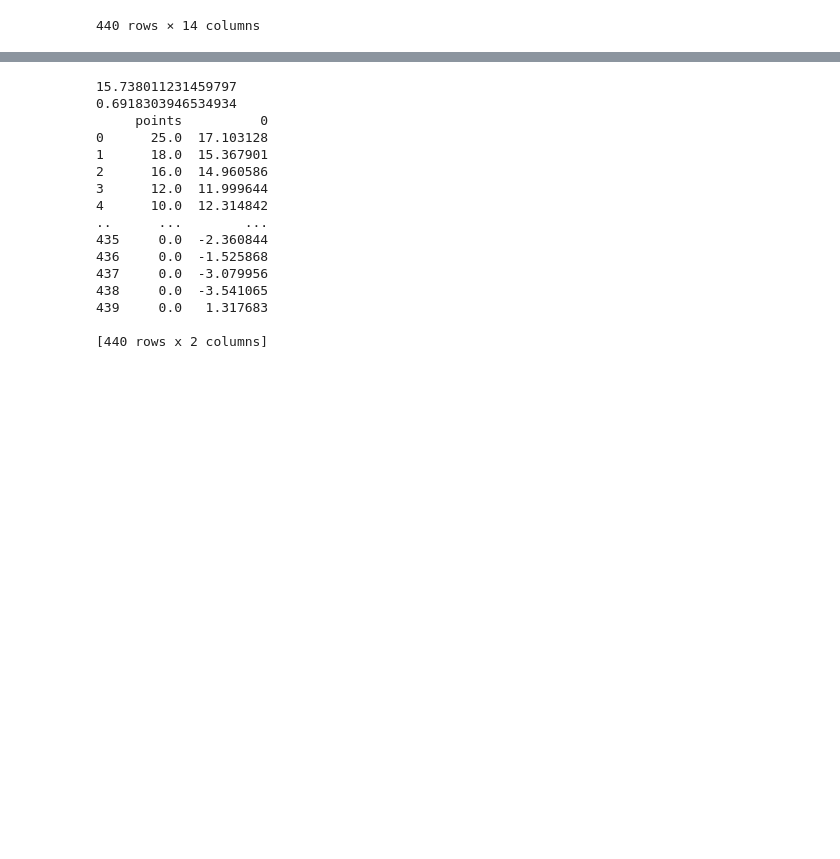
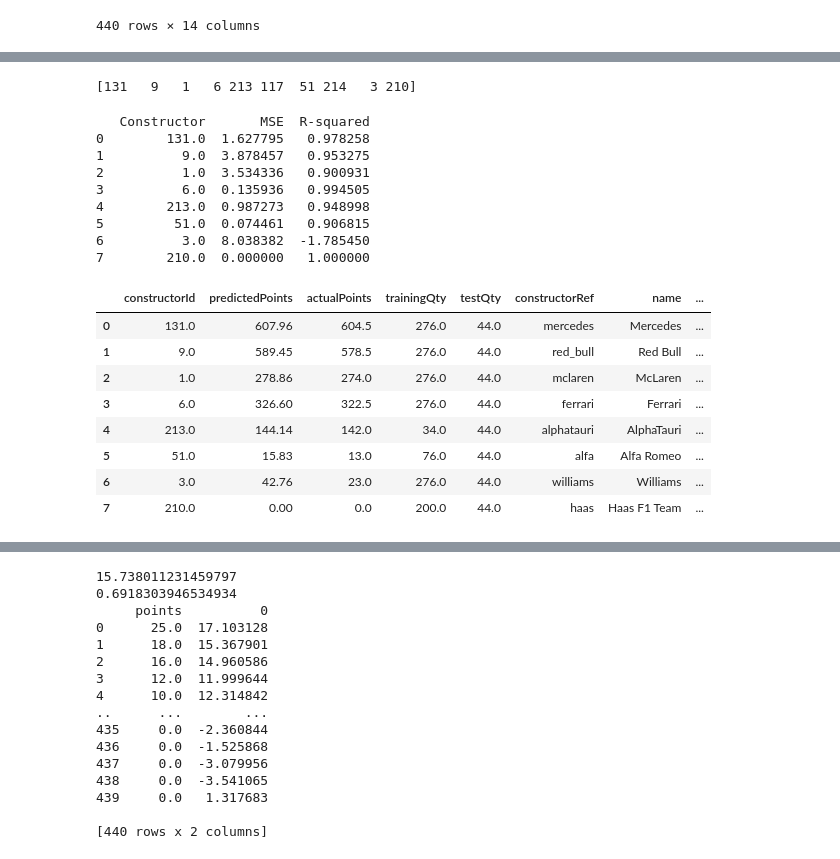
Before and after one commit to karloskarl/F1Analysis, a Jupyter notebook: largestupsetcar.ipynb, the cells around one changed output, grey strips where cells are left out. Cells and saved outputs as stored; diff of their text form; code cells hidden in the pictures; blank space fills up the shorter version.

```diff
--- a/largestupsetcar.ipynb
+++ b/largestupsetcar.ipynb
@@ -106,0 +132,56 @@ results_2021
+# %%
+results_2014_2020 = get_results_data(2014,2020)
+results_2021 = get_results_data(2021,2021)
+
+constructors_2021 = results_2021['constructorId'].unique()
+print(constructors_2021)
+# %% [output]
+[131   9   1   6 213 117  51 214   3 210]
+# %%
+from sklearn.ensemble import RandomForestRegressor
+from sklearn.metrics import mean_squared_error
+
+accuracy_constructors = pd.DataFrame({'Constructor':[],'MSE':[],'R-squared':[]})
+actual_predicted_points_constructors = pd.DataFrame({'constructorId':[], 'predictedPoints':[], 'actualPoints':[], 'trainingQty':[], 'testQty':[]})
+
+for constructor in constructors_2021:
+    constructor_results_2014_2020 = results_2014_2020.loc[results_2014_2020['constructorId'] == constructor].drop(columns=["raceId"])
+    constructor_results_2021 = results_2021.loc[results_2021['constructorId'] == constructor].drop(columns=["raceId"])
+
+    X_train = constructor_results_2014_2020.copy().drop(columns=["points"])
+    y_train = constructor_results_2014_2020["points"]
+    X_test = constructor_results_2021.copy().drop(columns=["points"])
+    y_test = constructor_results_2021["points"]
+
+    regressor = RandomForestRegressor(n_estimators=100, random_state = 1)
+
+    if len(X_train) != 0:
+        regressor.fit(X_train, y_train)
+        predictions = regressor.predict(X_test)
+
+        accuracy_constructors.loc[len(accuracy_constructors.index)] = [constructor, mean_squared_error(y_test, predictions), r2_score(y_test, predictions)]
+        actual_predicted_points_constructors.loc[len(actual_predicted_points_constructors.index)] = [constructor, predictions.sum(), y_test.sum(), len(constructor_results_2014_2020), len(constructor_results_2021)]
+
+print(accuracy_constructors)
+
+actual_predicted_points_constructors = pd.merge(actual_predicted_points_constructors, constructors, on='constructorId').drop(columns=["url"])
+actual_predicted_points_constructors
+# %% [output]
+   Constructor       MSE  R-squared
+0        131.0  1.627795   0.978258
+1          9.0  3.878457   0.953275
+2          1.0  3.534336   0.900931
+3          6.0  0.135936   0.994505
+4        213.0  0.987273   0.948998
+5         51.0  0.074461   0.906815
+6          3.0  8.038382  -1.785450
+7        210.0  0.000000   1.000000
+|  | constructorId | predictedPoints | actualPoints | trainingQty | testQty | constructorRef | name | ... |
+| 0 | 131.0 | 607.96 | 604.5 | 276.0 | 44.0 | mercedes | Mercedes | ... |
+| 1 | 9.0 | 589.45 | 578.5 | 276.0 | 44.0 | red_bull | Red Bull | ... |
+| 2 | 1.0 | 278.86 | 274.0 | 276.0 | 44.0 | mclaren | McLaren | ... |
+| 3 | 6.0 | 326.60 | 322.5 | 276.0 | 44.0 | ferrari | Ferrari | ... |
+| 4 | 213.0 | 144.14 | 142.0 | 34.0 | 44.0 | alphatauri | AlphaTauri | ... |
+| 5 | 51.0 | 15.83 | 13.0 | 76.0 | 44.0 | alfa | Alfa Romeo | ... |
+| 6 | 3.0 | 42.76 | 23.0 | 276.0 | 44.0 | williams | Williams | ... |
+| 7 | 210.0 | 0.00 | 0.0 | 200.0 | 44.0 | haas | Haas F1 Team | ... |
```
Also changed, not shown: parts of 14 cells of this notebook.
